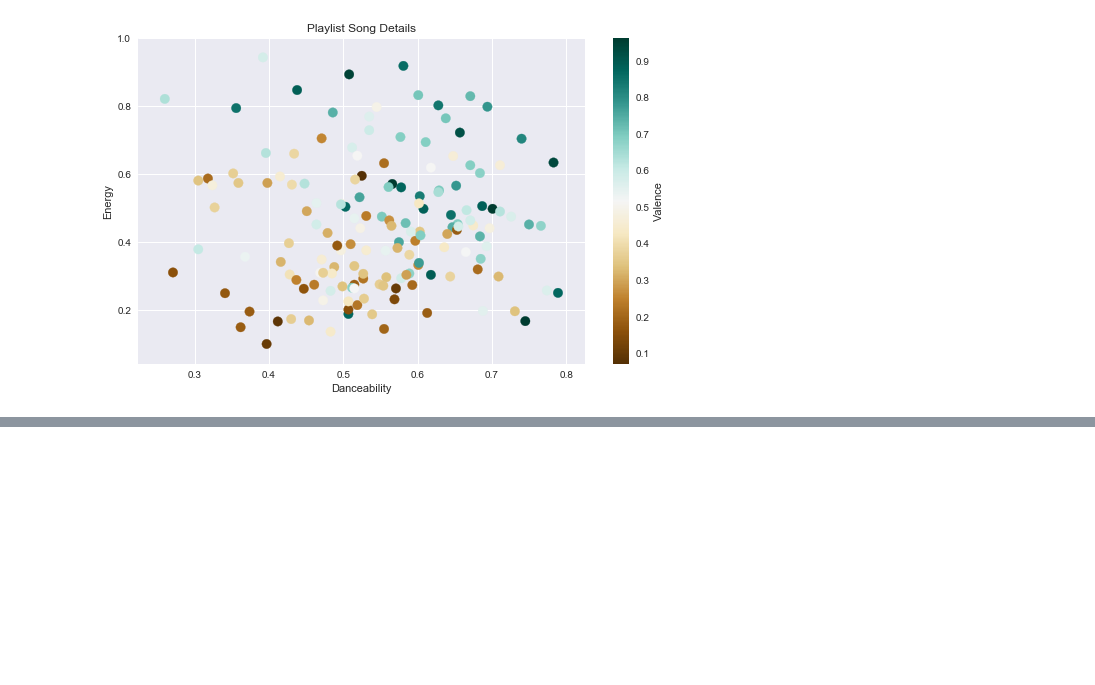
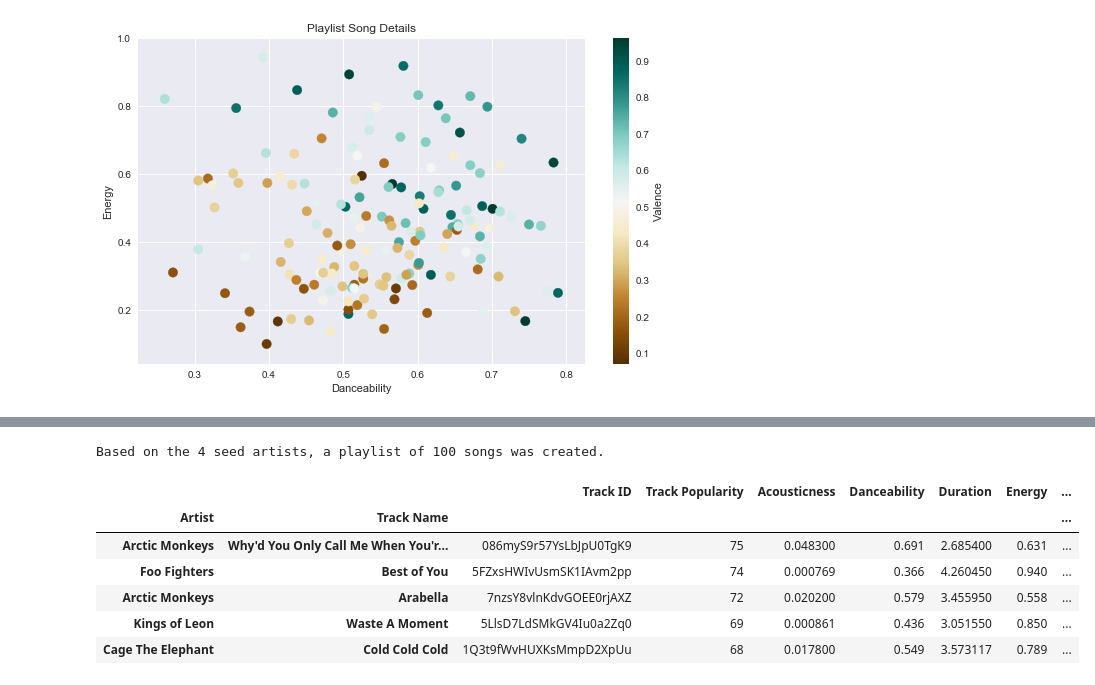
Before and after one commit to slstarnes/playlist-thy-maker, a Jupyter notebook: make me a playlist.ipynb, the cells around one changed output, grey strips where cells are left out. Saved outputs shown, nothing was run; the diff lists cells and outputs as text; code cells hidden in the pictures; blank space fills up the shorter version.

```diff
--- a/make me a playlist.ipynb
+++ b/make me a playlist.ipynb
@@ -266,0 +249,19 @@ tracks
+# %%
+# 'Acousticness', 'Danceability', 'Duration',
+# 'Energy', 'Instrumentalness', 'Key', 'Liveness', 'Loudness',
+# 'Speechiness', 'Valence'
+artists=['LCD Soundsystem','Talking Heads', 'Muse', 'Arcade Fire']
+tracks = playlist.get_recommendations(seed_artists=artists, country='US',
+                                      min_energy=0.5, max_liveness=0.4, limit=100)
+tracks = playlist.add_audio_features(tracks)
+print(f'Based on the {len(artists)} seed artists, a playlist of {len(tracks)} songs was created.')
+tracks.set_index(['Artist', 'Track Name']).sort_values('Track Popularity', ascending=False)[:5]
+# %% [output]
+Based on the 4 seed artists, a playlist of 100 songs was created.
+|  |  | Track ID | Track Popularity | Acousticness | Danceability | Duration | Energy | ... |
+| Artist | Track Name |  |  |  |  |  |  | ... |
+| Arctic Monkeys | Why'd You Only Call Me When You'r... | 086myS9r57YsLbJpU0TgK9 | 75 | 0.048300 | 0.691 | 2.685400 | 0.631 | ... |
+| Foo Fighters | Best of You | 5FZxsHWIvUsmSK1IAvm2pp | 74 | 0.000769 | 0.366 | 4.260450 | 0.940 | ... |
+| Arctic Monkeys | Arabella | 7nzsY8vlnKdvGOEE0rjAXZ | 72 | 0.020200 | 0.579 | 3.455950 | 0.558 | ... |
+| Kings of Leon | Waste A Moment | 5LlsD7LdSMkGV4Iu0a2Zq0 | 69 | 0.000861 | 0.436 | 3.051550 | 0.850 | ... |
+| Cage The Elephant | Cold Cold Cold | 1Q3t9fWvHUXKsMmpD2XpUu | 68 | 0.017800 | 0.549 | 3.573117 | 0.789 | ... |
```
Also changed, not shown: parts of 9 cells of this notebook.
